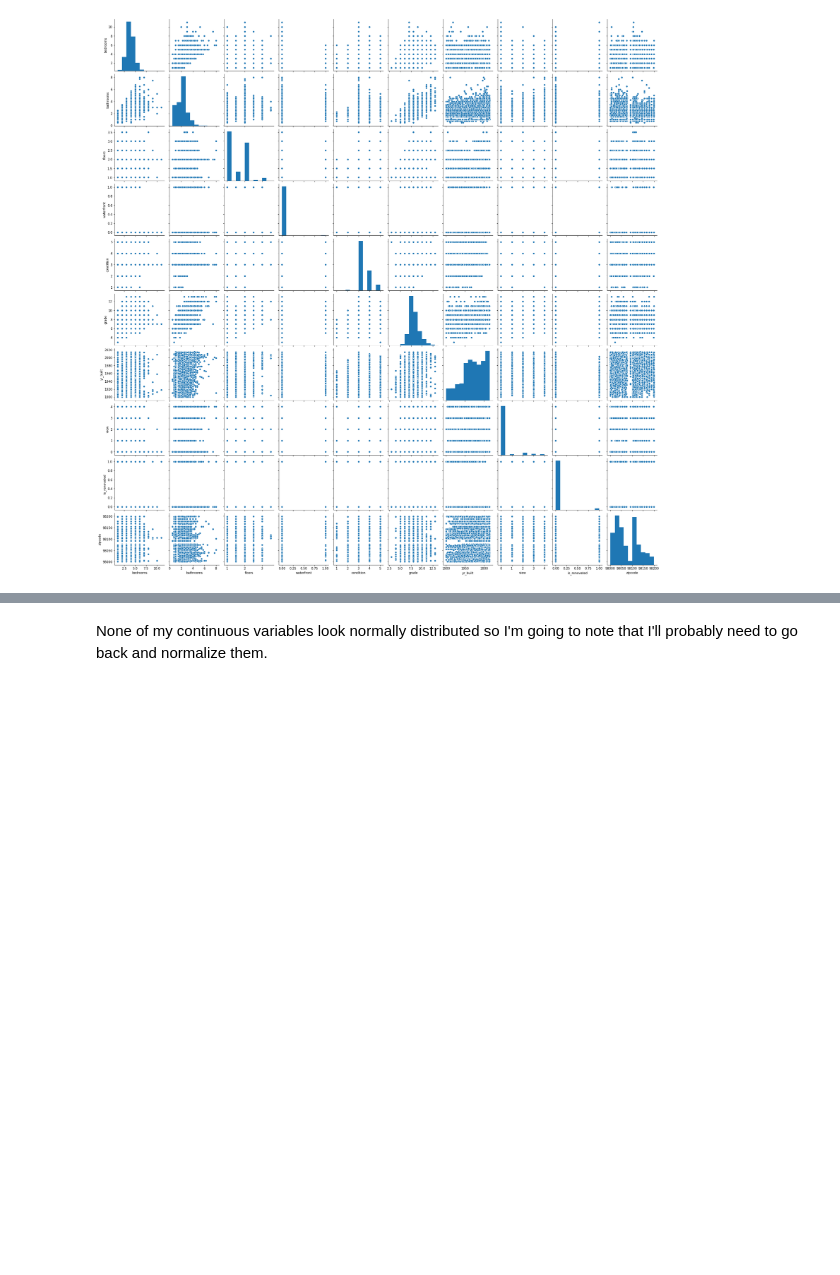
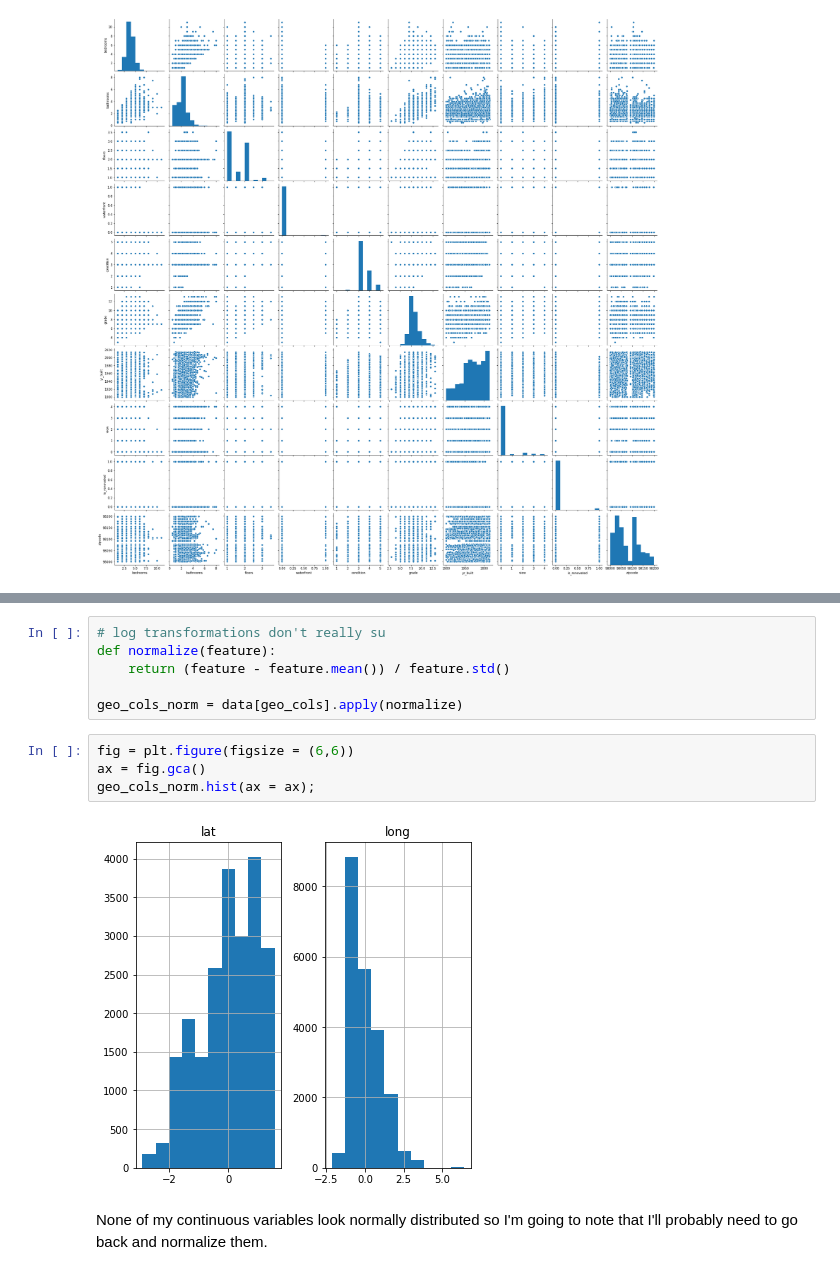
Before and after one commit to christisarv/linear-modeling-house-prices, a Jupyter notebook: Phase 2 Project Scratch Notebook.ipynb, the cells around one changed output, grey strips where cells are left out. Cells and saved outputs as stored; diff of their text form; blank space fills up the shorter version.

Commit message:
worked on column transformations

```diff
--- a/Phase 2 Project Scratch Notebook.ipynb
+++ b/Phase 2 Project Scratch Notebook.ipynb
@@ -91,3 +84,15 @@ data[con_cols].hist(ax = ax);
+# %%
+# log transformations don't really su
+def normalize(feature):
+    return (feature - feature.mean()) / feature.std()
+
+geo_cols_norm = data[geo_cols].apply(normalize)
+# %%
+fig = plt.figure(figsize = (6,6))
+ax = fig.gca()
+geo_cols_norm.hist(ax = ax);
+# %% [output]
+[figure, added]
 # %% [markdown]
 None of my continuous variables look normally distributed so I'm going to note that I'll probably need to go back and normalize them.
 # %%
```
Also changed, not shown: parts of 14 cells of this notebook.
